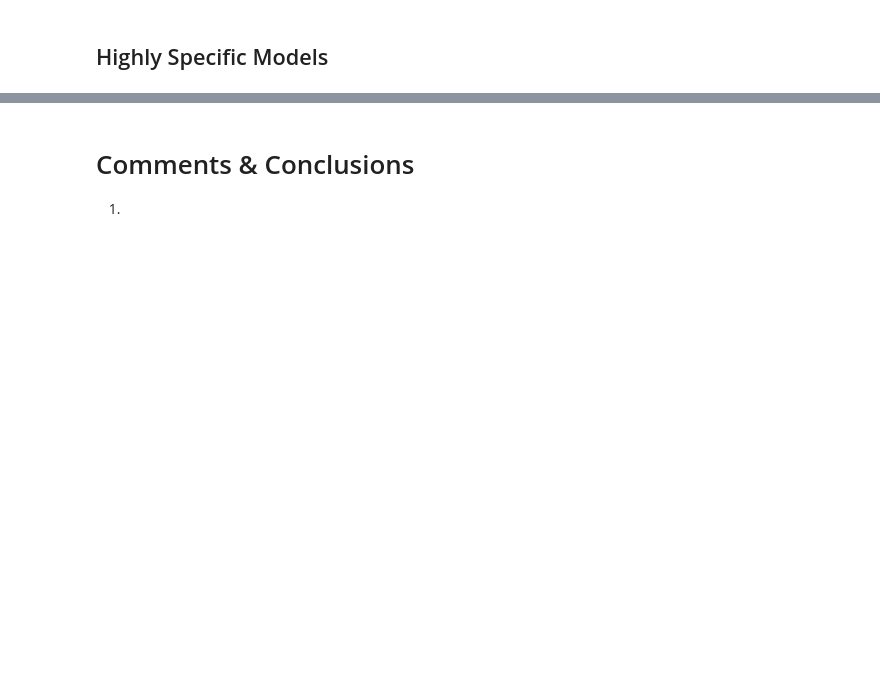
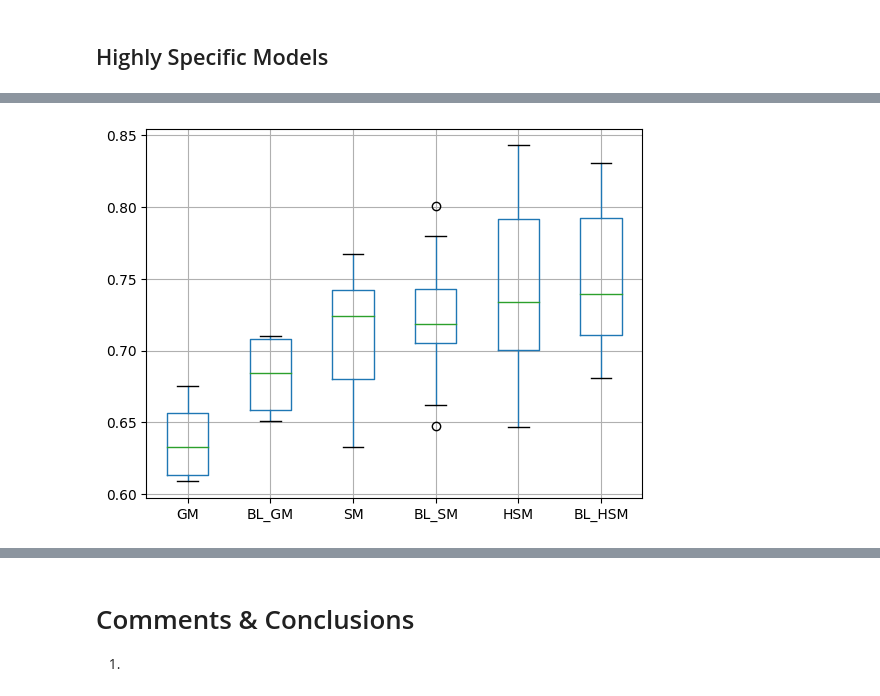
Before and after one commit to annanda/emotion_detection_for_children_with_asd, a Jupyter notebook: emotion_detection_system/processing_results/notebooks/Oversampling Results (050423) - for paper publication.ipynb, the cells around one changed output, grey strips where cells are left out. Saved outputs shown, nothing was run; the diff lists cells and outputs as text; code cells hidden in the pictures; blank space fills up the shorter version.

Commit message:
Including results and plots for paper.

```diff
--- a/emotion_detection_system/processing_results/notebooks/Oversampling Results (050423) - for paper publication.ipynb
+++ b/emotion_detection_system/processing_results/notebooks/Oversampling Results (050423) - for paper publication.ipynb
@@ -276,0 +340,24 @@ Difference of Best Balanced Acc Values between Scenario and Baseline: 20.91%
+# %%
+scenario=['va_late_fusion', 'va_early_fusion']
+annotation_type=['parents', 'specialist']
+subset_data='all_data'
+resulting_df_generic, baseline_df_generic = get_subset_data(oversampling_data_results,
+                                            scenario=scenario,
+                                            annotation_type=annotation_type,
+                                            subdataset_case=subset_data)
+# %%
+scenario=['va_late_fusion', 'va_early_fusion']
+annotation_type=['parents', 'specialist']
+subset_data='participants'
+resulting_df_specific, baseline_df_specific = get_subset_data(oversampling_data_results,
+                                            scenario=scenario,
+                                            annotation_type=annotation_type,
+                                            subdataset_case=subset_data)
+# %%
+scenario=['va_late_fusion', 'va_early_fusion']
+annotation_type=['parents', 'specialist']
+subset_data='sessions'
+resulting_df_highly_specific, baseline_df_highly_specific = get_subset_data(oversampling_data_results,
+                                            scenario=scenario,
+                                            annotation_type=annotation_type,
+                                            subdataset_case=subset_data)
@@ -276,0 +446,10 @@ Difference of Best Balanced Acc Values between Scenario and Baseline: 20.91%
+# %%
+values_concat = [resulting_df_generic[['Accuracy']],
+                 baseline_df_generic[['Accuracy']],
+                 resulting_df_specific[['Accuracy']],
+                 baseline_df_specific[['Accuracy']],
+                 resulting_df_highly_specific[['Accuracy']],
+                 baseline_df_highly_specific[['Accuracy']]
+                ]
+
+Accuracies = pd.concat(values_concat, axis=1, keys=['GM','BL_GM', 'SM','BL_SM', 'HSM','BL_HSM'])
@@ -276,0 +483,4 @@ Difference of Best Balanced Acc Values between Scenario and Baseline: 20.91%
+# %%
+boxplot = Accuracies.boxplot(column=['GM','BL_GM', 'SM','BL_SM', 'HSM','BL_HSM'])
+# %% [output]
+[figure, added]
```
Also changed, not shown: parts of 86 cells of this notebook, 3 other files.
